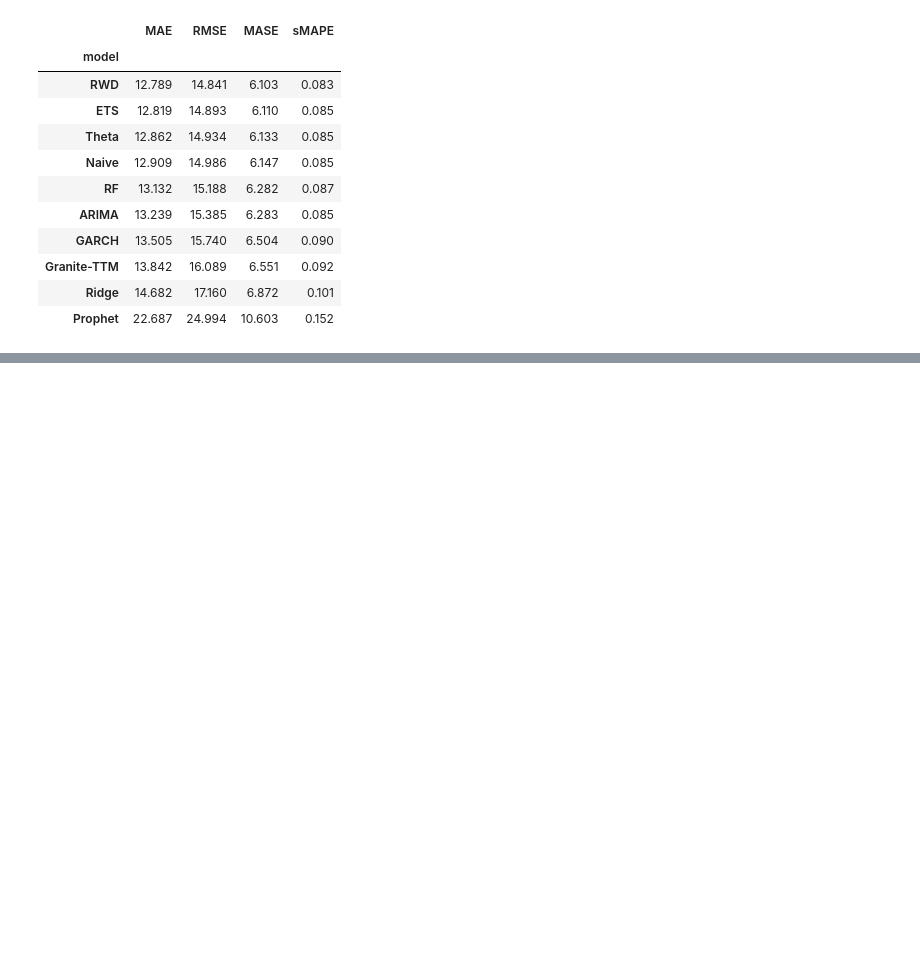
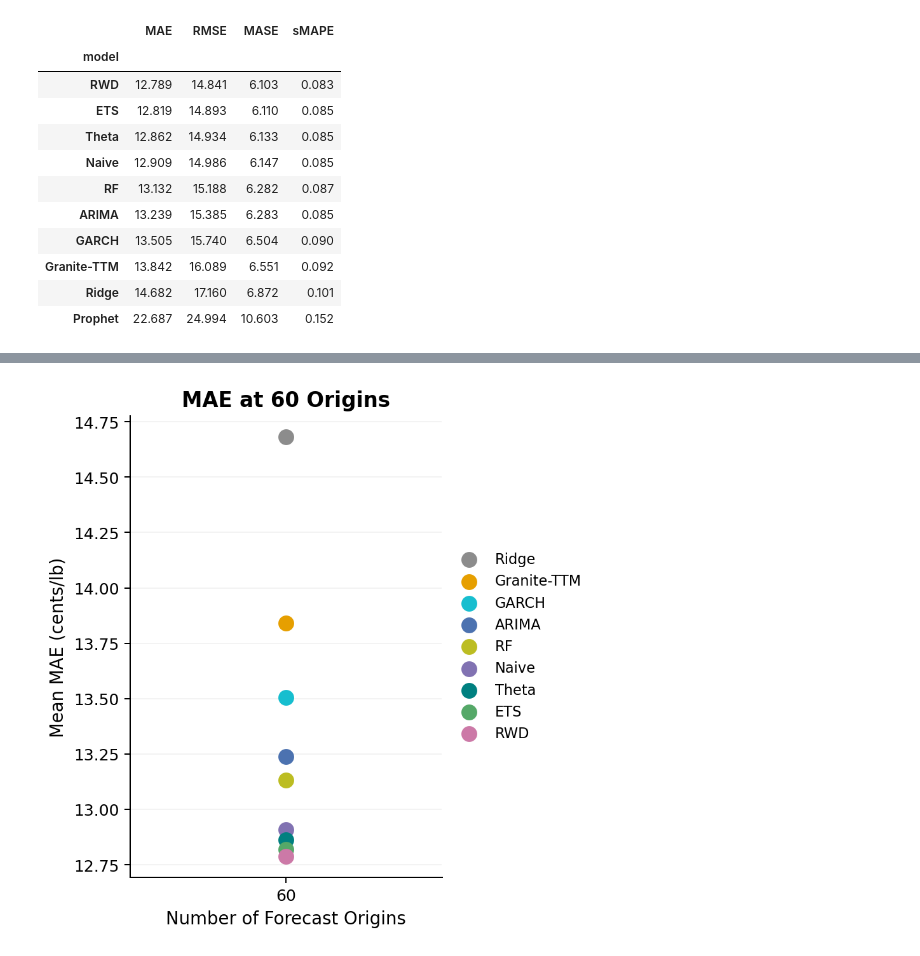
Before and after one commit to F5F0A0/coffee-futures-forecasting-model, a Jupyter notebook: notebooks/01_backtest_run.ipynb, the cells around one changed output, grey strips where cells are left out. Cells and saved outputs as stored; diff of their text form; code cells hidden in the pictures; blank space fills up the shorter version.

```diff
--- a/notebooks/01_backtest_run.ipynb
+++ b/notebooks/01_backtest_run.ipynb
@@ -457,0 +565,31 @@ leaderboard.round(3)
+# %%
+final = mae_by_scale[mae_by_scale["scale"] == 60].sort_values("MAE", ascending=False)
+final = final[final["model"] != "Prophet"]  # Prophet off-scale; dropped for readability
+
+fig, ax = plt.subplots(figsize=(5, 5), dpi=180)
+for _, row in final.iterrows():
+    ax.scatter(
+        60,
+        row["MAE"],
+        color=COLOR_MAP.get(row["model"], "#666666"),
+        s=80,
+        zorder=3,
+        label=row["model"],
+    )
+
+ax.set_ylabel("Mean MAE (cents/lb)", fontsize=11)
+ax.set_xlabel("Number of Forecast Origins", fontsize=11)
+ax.set_title("MAE at 60 Origins", fontsize=13, weight="semibold")
+ax.set_xticks([60])
+ax.set_xticklabels(["60"])
+ax.set_xlim(55, 65)
+ax.grid(True, alpha=0.15, axis="y")
+ax.spines["top"].set_visible(False)
+ax.spines["right"].set_visible(False)
+ax.legend(loc="center left", bbox_to_anchor=(1, 0.5), frameon=False, fontsize=9)
+
+fig.tight_layout()
+fig.savefig(FIG_DIR / "mae_final_60.png", dpi=300, bbox_inches="tight")
+plt.show()
+# %% [output]
+[figure, added]
```
Also changed, not shown: parts of 23 cells of this notebook, 17 other files.
